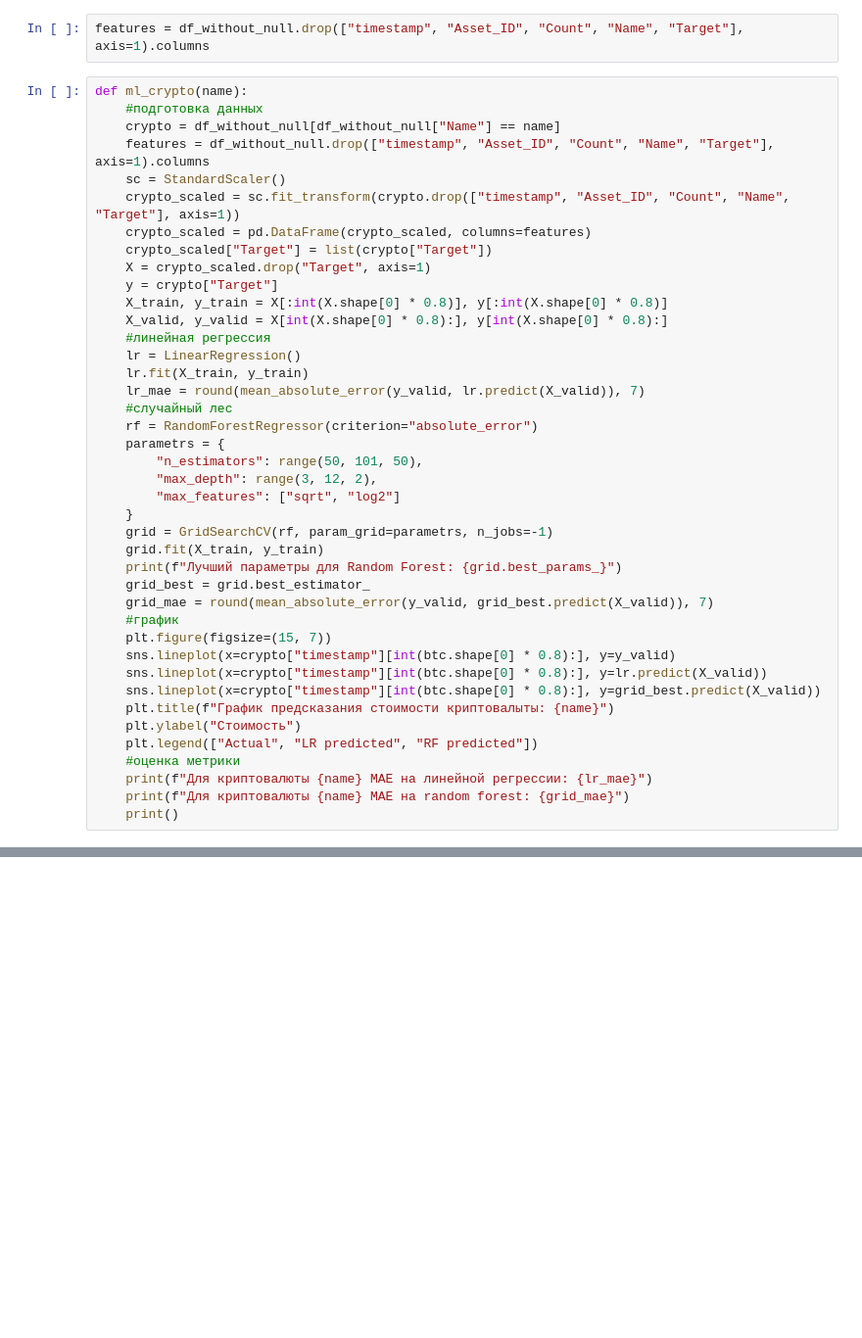
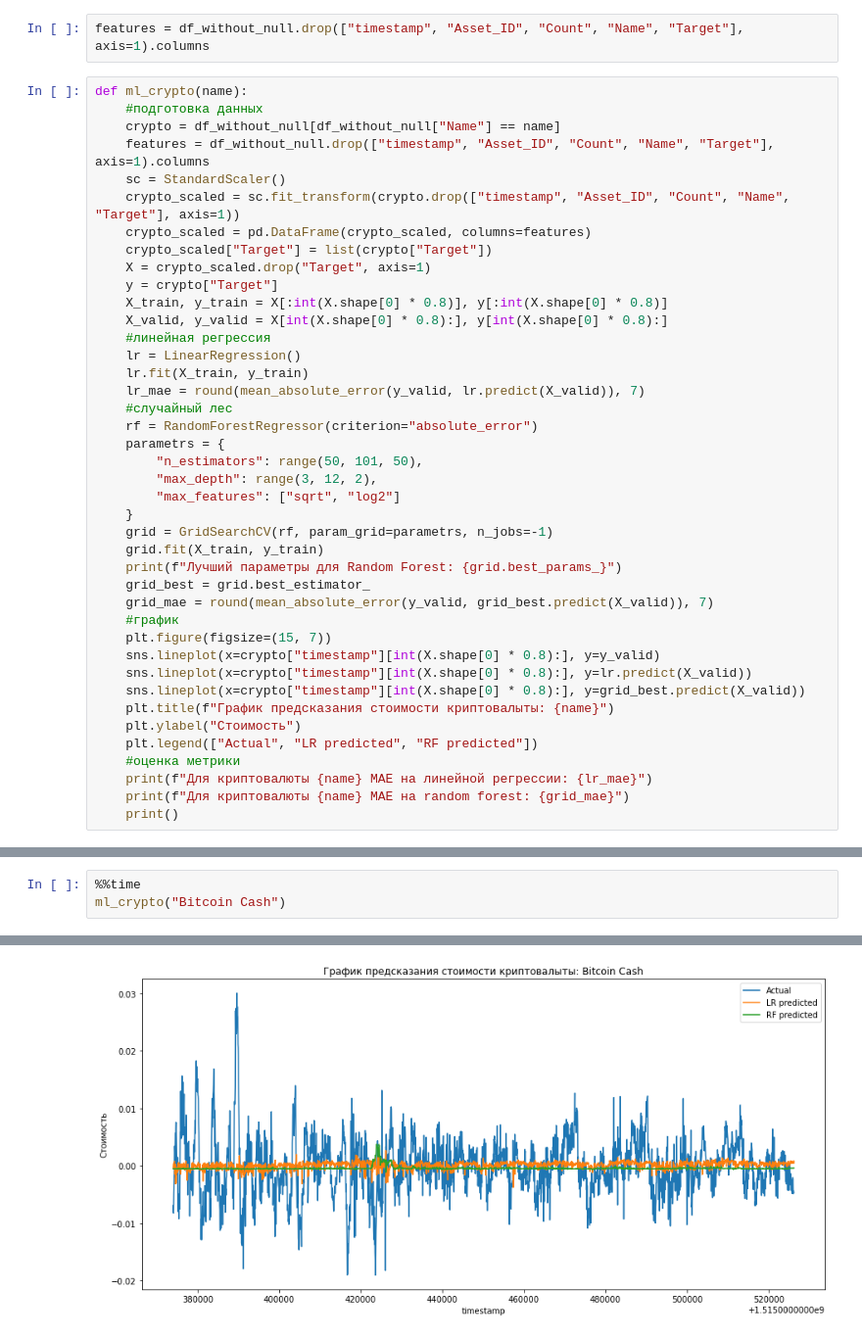
Before and after one commit to paskag/G_Research_Crypto_Forecast, a Jupyter notebook: machine_learning/G-Research_Crypto_Forecast.ipynb, the cells around one changed output, grey strips where cells are left out. Shown at 98% size. Saved outputs shown, nothing was run; the diff lists cells and outputs as text; blank space fills up the shorter version.

```diff
--- a/machine_learning/G-Research_Crypto_Forecast.ipynb
+++ b/machine_learning/G-Research_Crypto_Forecast.ipynb
@@ -729,9 +729,9 @@ def ml_crypto(name):
     grid_mae = round(mean_absolute_error(y_valid, grid_best.predict(X_valid)), 7)
     #график
     plt.figure(figsize=(15, 7))
-    sns.lineplot(x=crypto["timestamp"][int(btc.shape[0] * 0.8):], y=y_valid)
-    sns.lineplot(x=crypto["timestamp"][int(btc.shape[0] * 0.8):], y=lr.predict(X_valid))
-    sns.lineplot(x=crypto["timestamp"][int(btc.shape[0] * 0.8):], y=grid_best.predict(X_valid))
+    sns.lineplot(x=crypto["timestamp"][int(X.shape[0] * 0.8):], y=y_valid)
+    sns.lineplot(x=crypto["timestamp"][int(X.shape[0] * 0.8):], y=lr.predict(X_valid))
+    sns.lineplot(x=crypto["timestamp"][int(X.shape[0] * 0.8):], y=grid_best.predict(X_valid))
     plt.title(f"График предсказания стоимости криптовалыты: {name}")
     plt.ylabel("Стоимость")
     plt.legend(["Actual", "LR predicted", "RF predicted"])
@@ -785,0 +786,4 @@ Wall time: 20min 4s
+# %%
+%%time
+ml_crypto("Bitcoin Cash")
+# %% [output]
@@ -785,0 +796 @@ Wall time: 20min 4s
+[figure, added]
```
Also changed, not shown: parts of 15 cells of this notebook, 5 other files.
